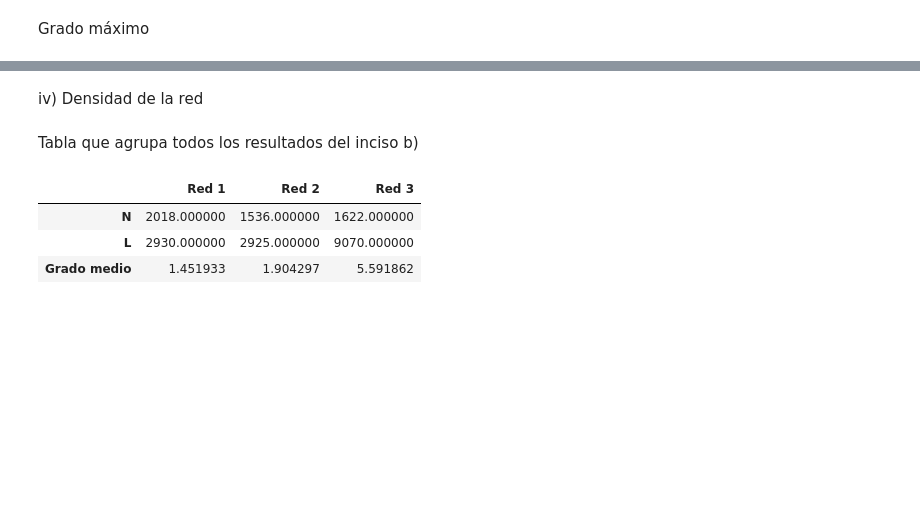
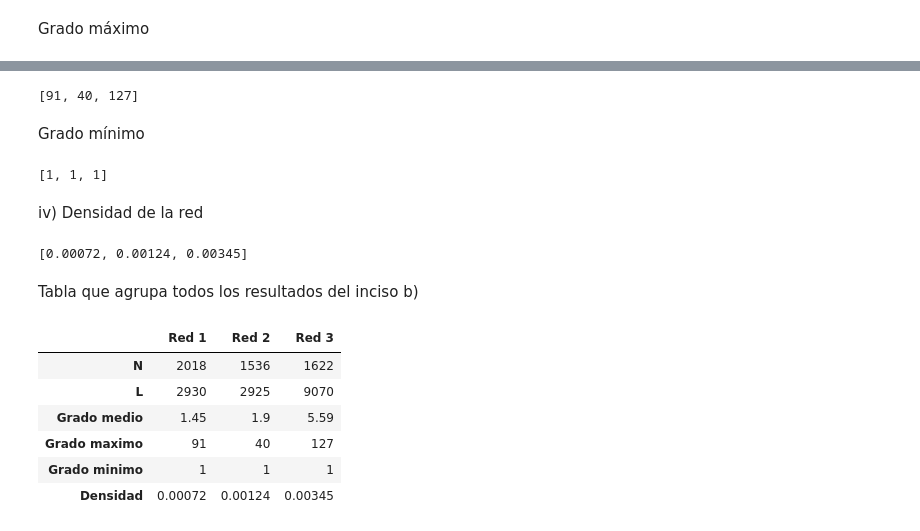
Before and after one commit to ignaciosticco/sistemas-complejos, a Jupyter notebook: Trabajo Práctico 1.ipynb, the cells around one changed output, grey strips where cells are left out. Saved outputs shown, nothing was run; the diff lists cells and outputs as text; code cells hidden in the pictures; blank space fills up the shorter version.

Commit message:
Agregue los valores de grado maximo, grado minimo y densidad

```diff
--- a/Trabajo Práctico 1.ipynb
+++ b/Trabajo Práctico 1.ipynb
@@ -53,7 +53,7 @@ iii) Grado medio
 # %%
 ### Reemplazar por N/L
 
-grado_medio = np.true_divide(enlaces,nodos)
+grado_medio = np.round(np.true_divide(enlaces,nodos),2)
 grado_medio=grado_medio.tolist()    # Lo paso a formato lista porque venimos trabajando en ese formato.
 grado_medio
 # %% [output]
@@ -72,15 +63,66 @@ u'YLR268W'
+# %%
+## Creo funcion que calcula el grado maximo para una dada red.
+def grado_max(red):
+    cantidad_nodos = red.number_of_nodes()
+    maximo = 0
+    i=0
+    while i<cantidad_nodos:
+        if list(red.degree)[i][1]>maximo:
+            maximo = list(red.degree)[i][1]
+        i+=1
+    return maximo
+
+grado_maximo = [grado_max(G1),grado_max(G2),grado_max(G3)]
+grado_maximo
+# %% [output]
+[91, 40, 127]
+# %% [markdown]
+Grado mínimo
+# %%
+## Creo funcion que calcula el grado minimo para una dada red.
+def grado_min(red):
+    cantidad_nodos = red.number_of_nodes()
+    minimo = list(red.degree)[0][1]
+    i=0
+    while i<cantidad_nodos:
+        if list(red.degree)[i][1]<minimo:
+            minimo = list(red.degree)[i][1]
+        i+=1
+    return minimo
+
+grado_minimo = [grado_min(G1),grado_min(G2),grado_min(G3)]
+grado_minimo
+# %% [output]
+[1, 1, 1]
 # %% [markdown]
 iv) Densidad de la red
+# %%
+## Creo funcion que calcula la densidad de una dada red (red no dirigida)
+def calcula_densidad(red):
+    edges = float(red.number_of_edges())
+    nodos = float(red.number_of_nodes())
+    densidad = edges / (nodos*(nodos-1))
+    return round(densidad,5)
+densidad = [calcula_densidad(G1),calcula_densidad(G2),calcula_densidad(G3)]
+densidad
+# %% [output]
+[0.00072, 0.00124, 0.00345]
 # %% [markdown]
 Tabla que agrupa todos los resultados del inciso b)
 # %%
-tabla = pd.DataFrame(columns=['Red 1','Red 2','Red 3'], index=['N','L'])
+tabla = pd.DataFrame(columns=['Red 1','Red 2','Red 3'], index=['N','L','Grado medio','Grado maximo','Grado minimo','Densidad'])
 tabla.loc['N'] = pd.Series({'Red 1':nodos[0], 'Red 2':nodos[1], 'Red 3':nodos[2]})
 tabla.loc['L'] = pd.Series({'Red 1':enlaces[0], 'Red 2':enlaces[1], 'Red 3':enlaces[2]})
 tabla.loc['Grado medio'] = pd.Series({'Red 1':grado_medio[0], 'Red 2':grado_medio[1], 'Red 3':grado_medio[2]})
+tabla.loc['Grado maximo'] = pd.Series({'Red 1':grado_maximo[0], 'Red 2':grado_maximo[1], 'Red 3':grado_maximo[2]})
+tabla.loc['Grado minimo'] = pd.Series({'Red 1':grado_minimo[0], 'Red 2':grado_minimo[1], 'Red 3':grado_minimo[2]})
+tabla.loc['Densidad'] = pd.Series({'Red 1':densidad[0], 'Red 2':densidad[1], 'Red 3':densidad[2]})
 tabla
 # %% [output]
 |  | Red 1 | Red 2 | Red 3 |
-| N | 2018.000000 | 1536.000000 | 1622.000000 |
-| L | 2930.000000 | 2925.000000 | 9070.000000 |
-| Grado medio | 1.451933 | 1.904297 | 5.591862 |
+| N | 2018 | 1536 | 1622 |
+| L | 2930 | 2925 | 9070 |
+| Grado medio | 1.45 | 1.9 | 5.59 |
+| Grado maximo | 91 | 40 | 127 |
+| Grado minimo | 1 | 1 | 1 |
+| Densidad | 0.00072 | 0.00124 | 0.00345 |
```
Also changed, not shown: parts of 3 cells of this notebook.
